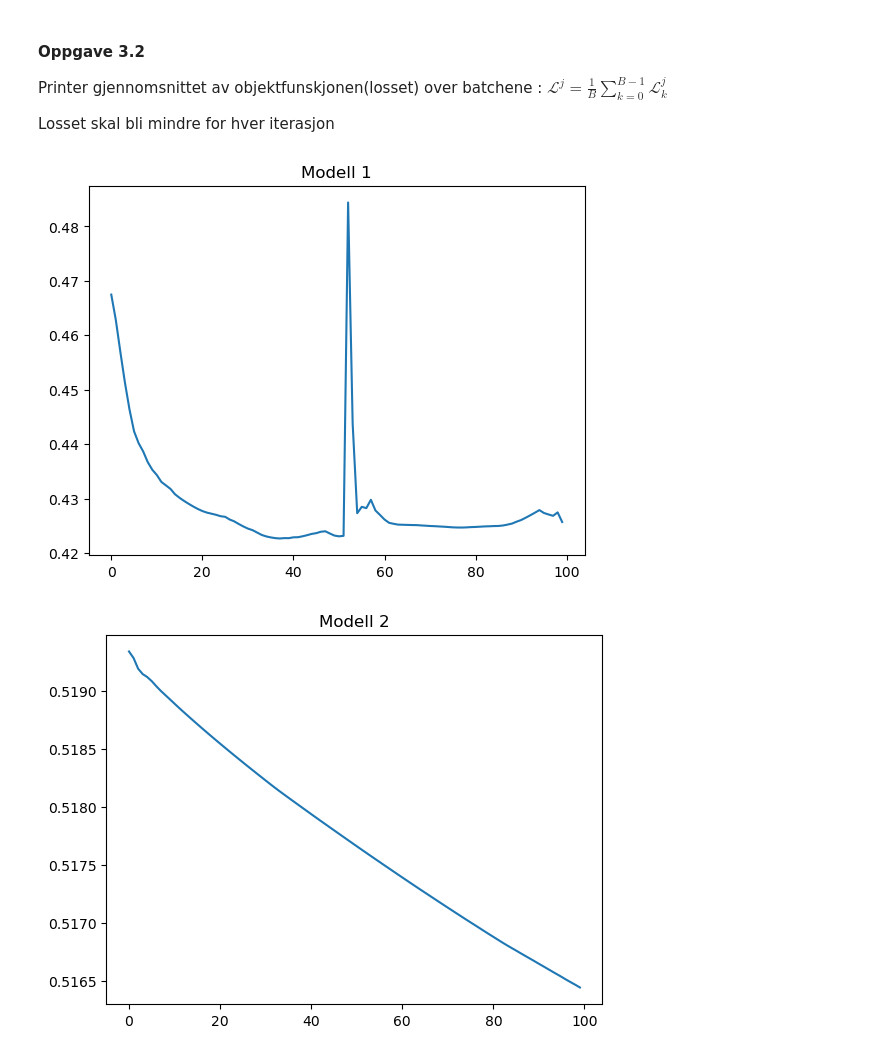
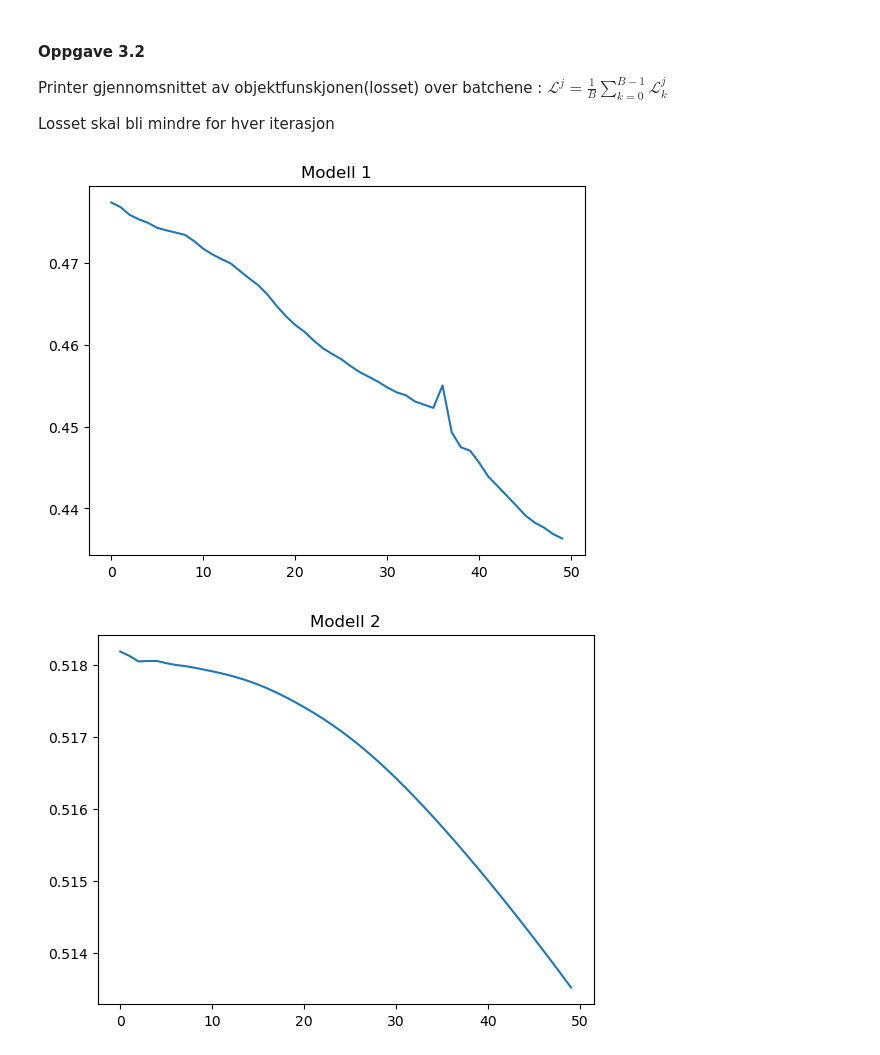
Before and after one commit to hannaroed/Vitber-indmat, a Jupyter notebook: file.ipynb, the cells around one changed output. Saved outputs shown, nothing was run; the diff lists cells and outputs as text; code cells hidden in the pictures.

```diff
--- a/file.ipynb
+++ b/file.ipynb
@@ -143,35 +143,35 @@ Losset skal bli mindre for hver iterasjon
 # %%
 import importlib
 import training # Importer selve modulen, ikke bare funksjonene
 importlib.reload(training)
 from training import make_model, training_sorting, training_addition
 from layers import CrossEntropy
 from optimizer import Adam
 from data_generators import get_train_test_sorting, get_train_test_addition
 
-n = 100
+n = 50
 
 test_model_1 = make_model(r=5, d=10, m=2, L=2, p=15, k=5)
 test_model_2 = make_model(r=7, d=20, m=5, L=2, p=25, k=1)
 
 sorting_data = get_train_test_sorting(5, 2, 250, 10, 10)
 trained_model, _ = training_sorting(test_model_1, CrossEntropy(), Adam(), sorting_data, 2, n_epochs=n)
 _, mean_loss_arr = training_sorting(test_model_1, CrossEntropy(), Adam(), sorting_data, 2, n_epochs=n)
 
 trained_model2, _ = training_sorting(test_model_2, CrossEntropy(), Adam(), sorting_data, 5, n)
 _, mean_loss_arr2 = training_sorting(test_model_2, CrossEntropy(), Adam(), sorting_data, 5, n)
 
 iter = np.arange(n)
 
 plt.title("Modell 1")
 plt.plot(iter, mean_loss_arr)
 plt.show()
 plt.title("Modell 2")
 plt.plot(iter, mean_loss_arr2)
 plt.show()
 # %% [output]
-[figure, old version]
+[figure, new version]
-[figure, old version]
+[figure, new version]
 # %%
 n = 30
 
```
Also changed, not shown: parts of 1 cell of this notebook, 1 other file.
